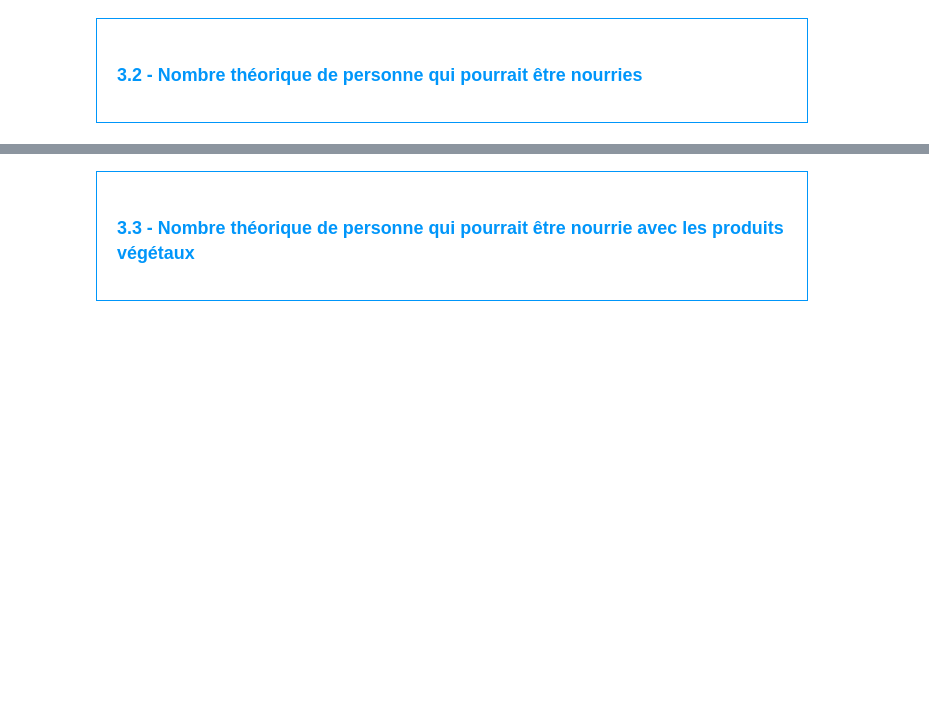
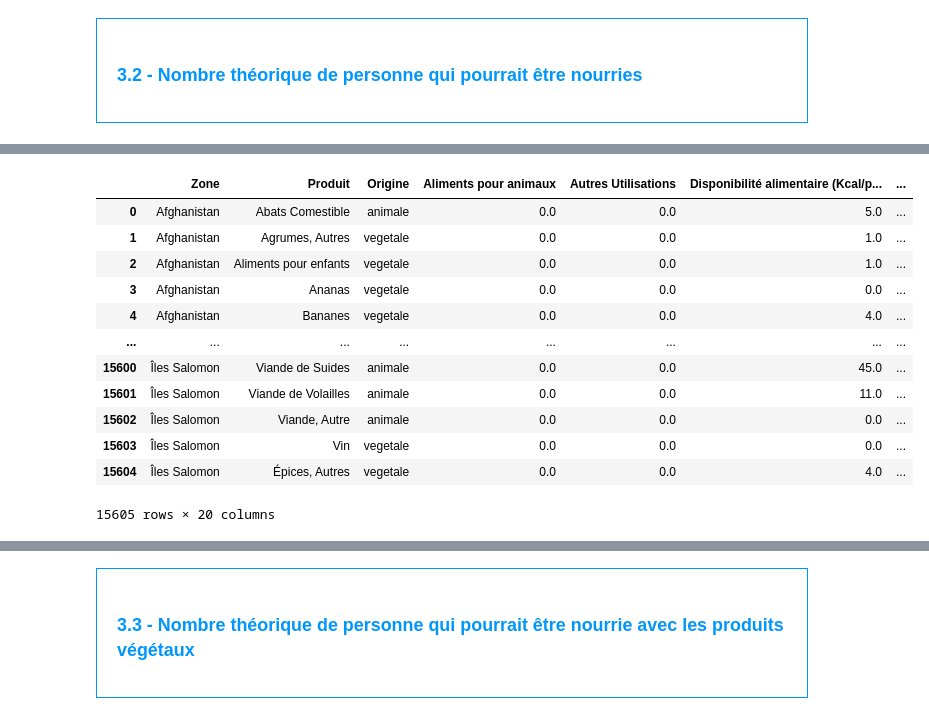
Before and after one commit to ziedbelhocine/Cours-OC, a Jupyter notebook: Data_Analyst/Projet_4/Template+Julien+V2.ipynb, the cells around one changed output, grey strips where cells are left out. Drawn from its saved outputs; the diff is of its cells as text; code cells hidden in the pictures; blank space fills up the shorter version.

```diff
--- a/Data_Analyst/Projet_4/Template+Julien+V2.ipynb
+++ b/Data_Analyst/Projet_4/Template+Julien+V2.ipynb
@@ -362,4 +397,21 @@ proportion_sous_nutrition_2017.head(30)
 # %%
 #On commence par faire une jointure entre le data frame population et Dispo_alimentaire afin d'ajouter dans ce dernier la population
+dispo_alimentaire = pd.merge(dispo_alimentaire, population_2017, on='Zone', how="left").fillna(0)
+#Je suppose qu'on utilise à nouveau la population de 2017 pour notre analyse ?
+dispo_alimentaire
+# %% [output]
+|  | Zone | Produit | Origine | Aliments pour animaux | Autres Utilisations | Disponibilité alimentaire (Kcal/p... | ... |
+| 0 | Afghanistan | Abats Comestible | animale | 0.0 | 0.0 | 5.0 | ... |
+| 1 | Afghanistan | Agrumes, Autres | vegetale | 0.0 | 0.0 | 1.0 | ... |
+| 2 | Afghanistan | Aliments pour enfants | vegetale | 0.0 | 0.0 | 1.0 | ... |
+| 3 | Afghanistan | Ananas | vegetale | 0.0 | 0.0 | 0.0 | ... |
+| 4 | Afghanistan | Bananes | vegetale | 0.0 | 0.0 | 4.0 | ... |
+| ... | ... | ... | ... | ... | ... | ... | ... |
+| 15600 | Îles Salomon | Viande de Suides | animale | 0.0 | 0.0 | 45.0 | ... |
+| 15601 | Îles Salomon | Viande de Volailles | animale | 0.0 | 0.0 | 11.0 | ... |
+| 15602 | Îles Salomon | Viande, Autre | animale | 0.0 | 0.0 | 0.0 | ... |
+| 15603 | Îles Salomon | Vin | vegetale | 0.0 | 0.0 | 0.0 | ... |
+| 15604 | Îles Salomon | Épices, Autres | vegetale | 0.0 | 0.0 | 4.0 | ... |
+15605 rows × 20 columns
 # %%
 #Affichage du nouveau dataframe
```
Also changed, not shown: parts of 19 cells of this notebook.
